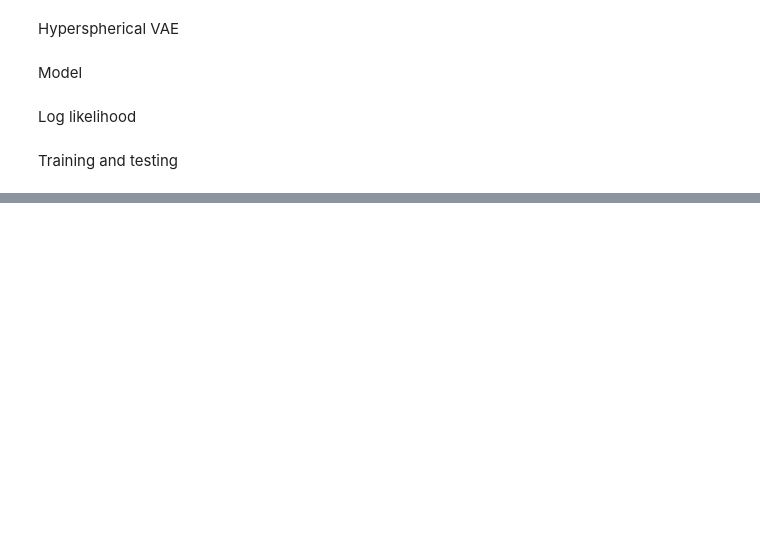
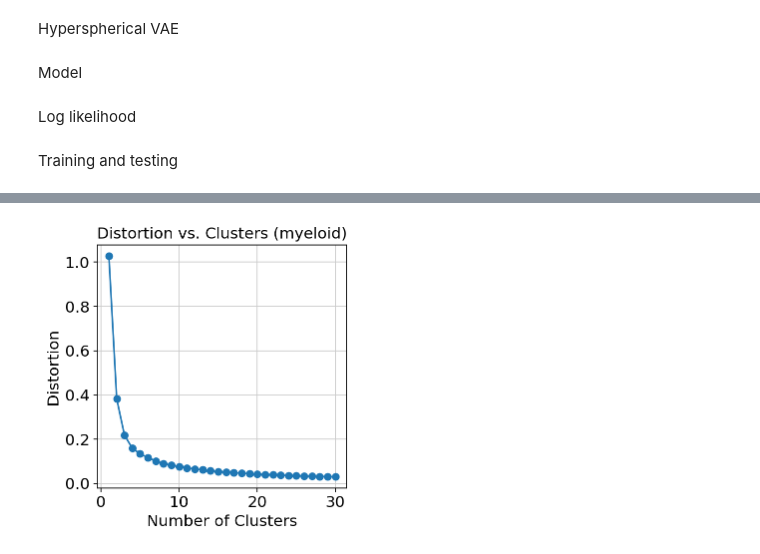
Before and after one commit to sbc806/cpsc-522-project, a Jupyter notebook: hyperspherical_vae_pytorch.ipynb, the cells around one changed output, grey strips where cells are left out. Drawn from its saved outputs; the diff is of its cells as text; code cells hidden in the pictures; blank space fills up the shorter version.

```diff
--- a/hyperspherical_vae_pytorch.ipynb
+++ b/hyperspherical_vae_pytorch.ipynb
@@ -679,0 +735,25 @@ test(modelS, optimizerS)
+# %%
+# K-means
+from sklearn.cluster import KMeans
+
+max_clusters = 30
+num_PCs = 3
+distortions = np.zeros(max_clusters)
+labels = []
+for i in range(1, max_clusters+1):
+  X_vae_embeddings = adata.obsm["vae_embeddings"][:, 0:num_PCs]
+  kmeans = KMeans(n_clusters=i, random_state=0, n_init=20, max_iter=500, tol=1e-04).fit(X_vae_embeddings)
+
+  distortions[i-1] = kmeans.inertia_
+  labels.append(kmeans.labels_.astype(str))
+# %%
+plt.plot(range(1, max_clusters+1), distortions, marker='o')
+plt.xlabel("Number of Clusters")
+plt.ylabel("Distortion")
+plt.title("Distortion vs. Clusters (" + data + ")")
+# distribution, dimension used to run kmeans, the dataset used
+plt.savefig("./figures/kmeans_elbow_plot_" + data + "_" + dist + "_" + str(num_PCs) + ".png")
+# plt.show()
+# plt.close()
+# %% [output]
+[figure, added]
```
Also changed, not shown: parts of 52 cells of this notebook.
